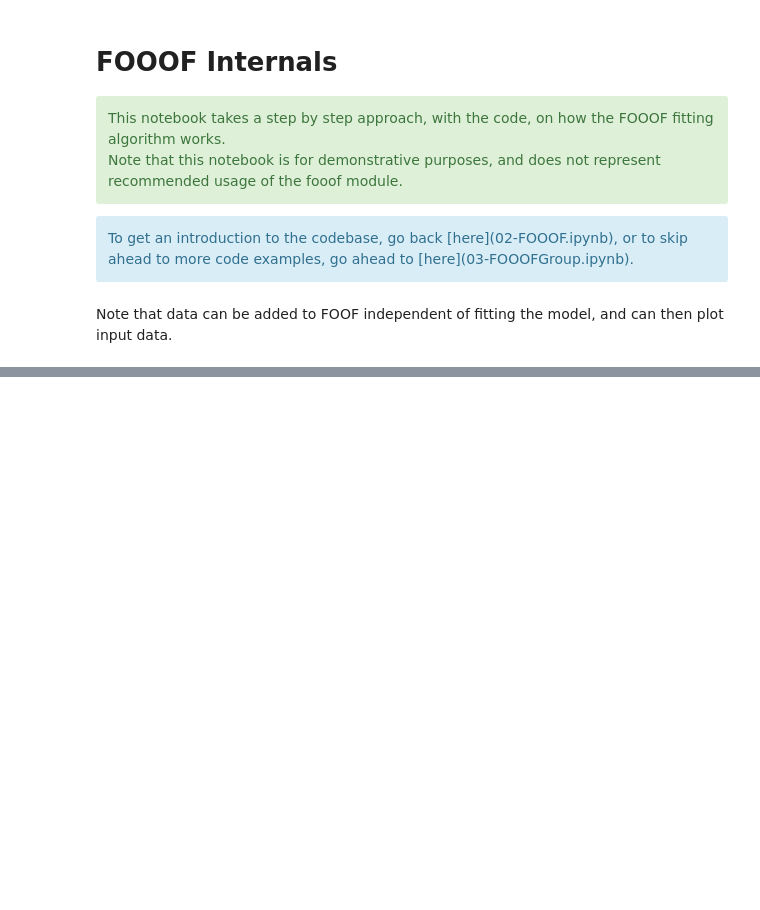
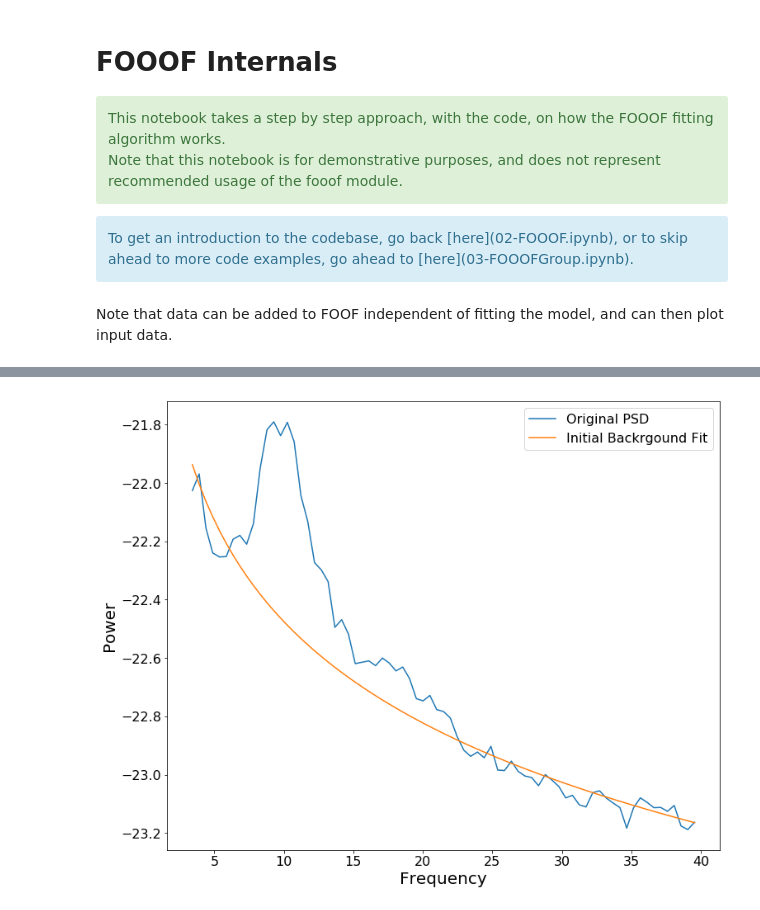
Before and after one commit to fooof-tools/fooof, a Jupyter notebook: tutorial/03-FOOOFAlgorithm.ipynb, the cells around one changed output, grey strips where cells are left out. Drawn from its saved outputs; the diff is of its cells as text; code cells hidden in the pictures; blank space fills up the shorter version.

```diff
--- a/tutorial/03-FOOOFAlgorithm.ipynb
+++ b/tutorial/03-FOOOFAlgorithm.ipynb
@@ -40,6 +47,10 @@ fm.fit(freqs, psd, [3, 40])
 # %%
 # Initial background fit (this recreates an initial fit that isn't ultimately stored in the FOOOF object)
 init_bg_fit = fm._create_bg_fit(fm.freqs, fm._clean_background_fit(fm.freqs, fm.psd))
 
 # Plot the initial background fit
-# plot_psd(fm.freqs, init_bg_fit)
+_, ax = plt.subplots(figsize=(12, 10))
+plot_psd(fm.freqs, fm.psd, plt_log, label='Original PSD', ax=ax)
+plot_psd(fm.freqs, init_bg_fit, plt_log, label='Initial Backrgound Fit', ax=ax)
+# %% [output]
+[figure, added]
```
Also changed, not shown: parts of 18 cells of this notebook.
